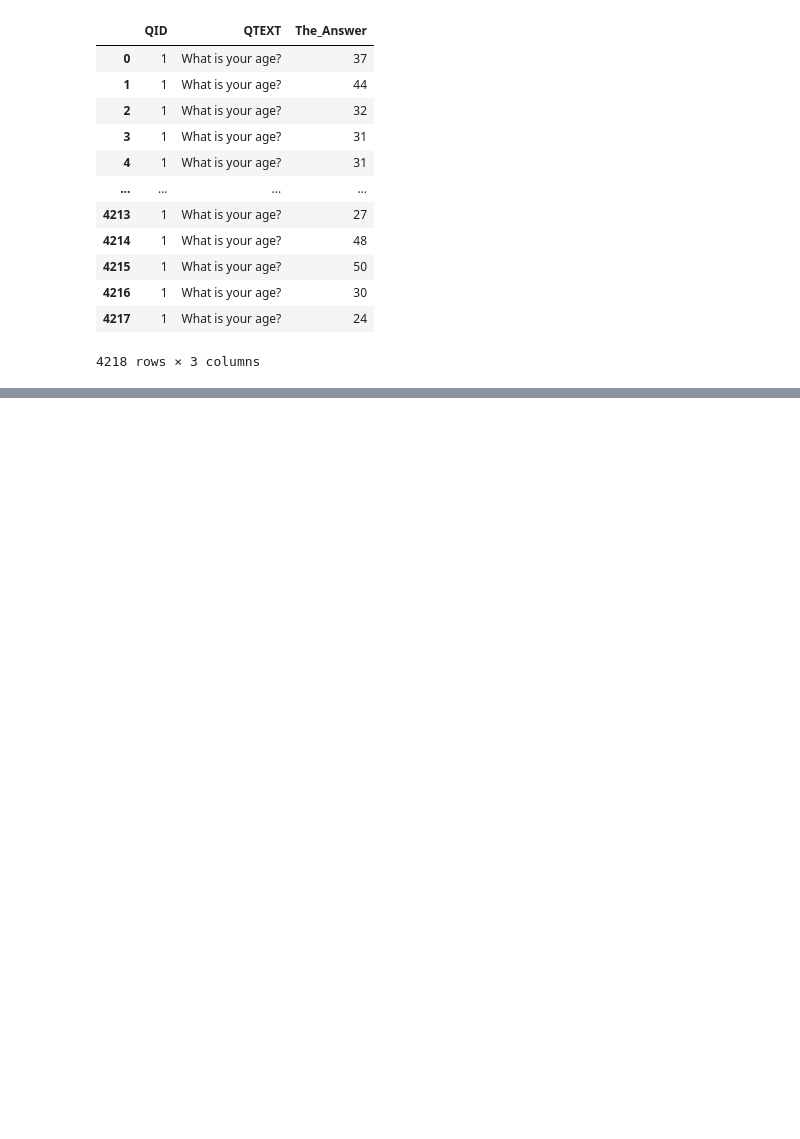
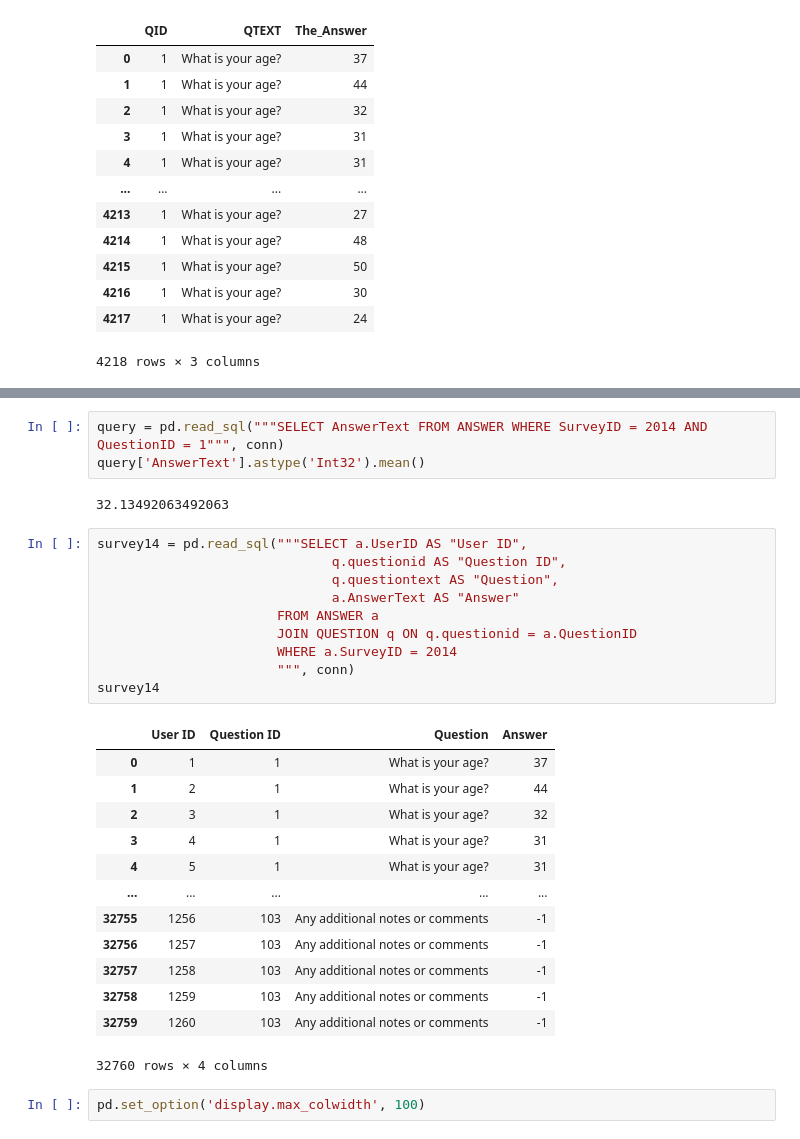
Before and after one commit to Noorpr/SQL_DataAnalysis_Project, a Jupyter notebook: SQL-project.ipynb, the cells around one changed output, grey strips where cells are left out. Drawn from its saved outputs; the diff is of its cells as text; blank space fills up the shorter version.

```diff
--- a/SQL-project.ipynb
+++ b/SQL-project.ipynb
@@ -84,0 +151,31 @@ query
+# %%
+query = pd.read_sql("""SELECT AnswerText FROM ANSWER WHERE SurveyID = 2014 AND QuestionID = 1""", conn)
+query['AnswerText'].astype('Int32').mean()
+# %% [output]
+32.13492063492063
+# %%
+survey14 = pd.read_sql("""SELECT a.UserID AS "User ID",
+                              q.questionid AS "Question ID",
+                              q.questiontext AS "Question",
+                              a.AnswerText AS "Answer"
+                       FROM ANSWER a
+                       JOIN QUESTION q ON q.questionid = a.QuestionID
+                       WHERE a.SurveyID = 2014
+                       """, conn)
+survey14
+# %% [output]
+|  | User ID | Question ID | Question | Answer |
+| 0 | 1 | 1 | What is your age? | 37 |
+| 1 | 2 | 1 | What is your age? | 44 |
+| 2 | 3 | 1 | What is your age? | 32 |
+| 3 | 4 | 1 | What is your age? | 31 |
+| 4 | 5 | 1 | What is your age? | 31 |
+| ... | ... | ... | ... | ... |
+| 32755 | 1256 | 103 | Any additional notes or comments | -1 |
+| 32756 | 1257 | 103 | Any additional notes or comments | -1 |
+| 32757 | 1258 | 103 | Any additional notes or comments | -1 |
+| 32758 | 1259 | 103 | Any additional notes or comments | -1 |
+| 32759 | 1260 | 103 | Any additional notes or comments | -1 |
+32760 rows × 4 columns
+# %%
+pd.set_option('display.max_colwidth', 100)
```
Also changed, not shown: parts of 9 cells of this notebook.
